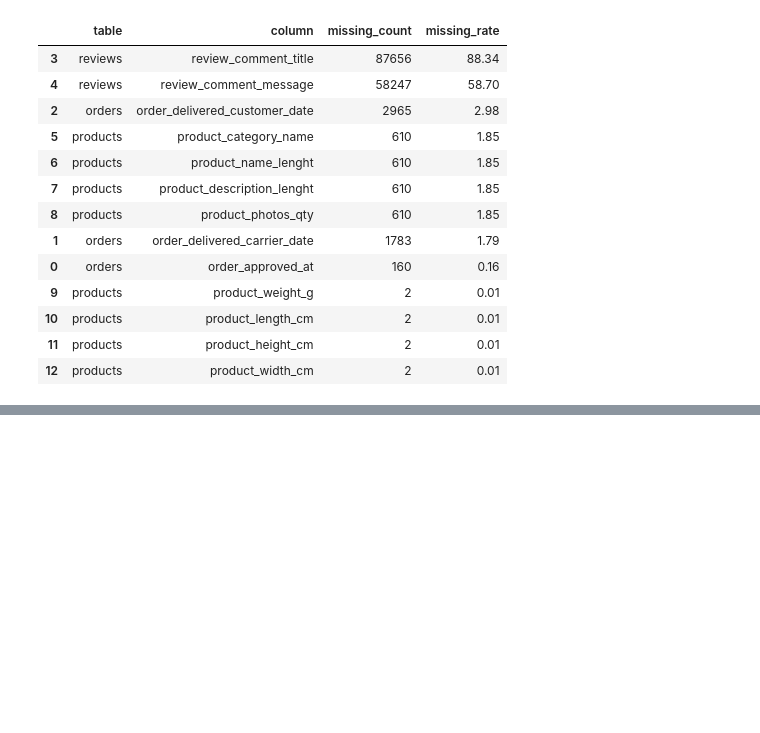
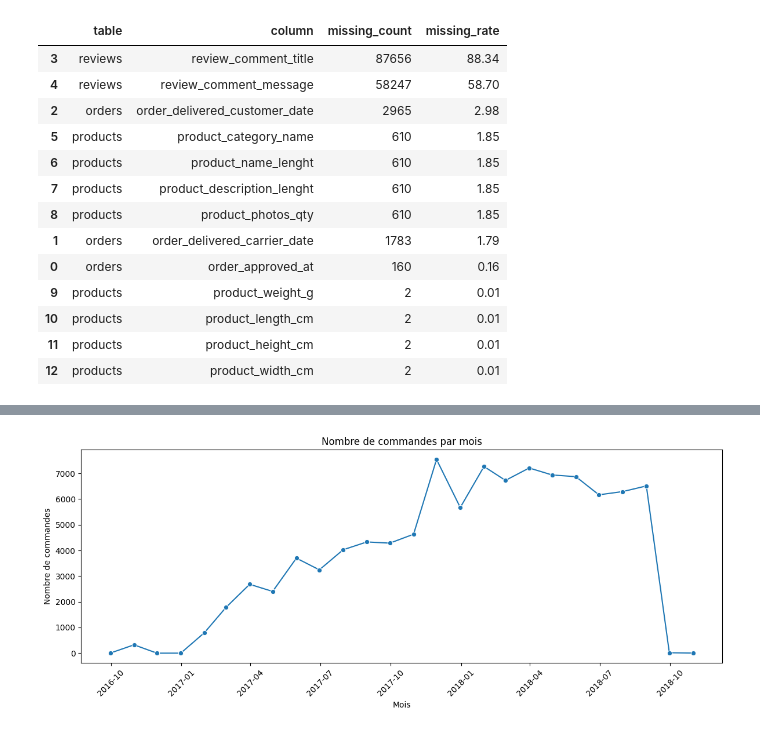
Before and after one commit to Gaetyno/olist-delivery-dashboard, a Jupyter notebook: notebooks/01_understanding_data.ipynb, the cells around one changed output, grey strips where cells are left out. Drawn from its saved outputs; the diff is of its cells as text; code cells hidden in the pictures; blank space fills up the shorter version.

```diff
--- a/notebooks/01_understanding_data.ipynb
+++ b/notebooks/01_understanding_data.ipynb
@@ -327,0 +339,16 @@ missing_df.sort_values(
+# %%
+orders = data["orders"].copy()
+reviews = data["reviews"].copy()
+
+date_cols = [
+    "order_purchase_timestamp",
+    "order_approved_at",
+    "order_delivered_carrier_date",
+    "order_delivered_customer_date",
+    "order_estimated_delivery_date"
+]
+
+for col in date_cols:
+    orders[col] = pd.to_datetime(orders[col], errors="coerce")
+
+orders[date_cols].head()
@@ -327,0 +370,10 @@ missing_df.sort_values(
+# %%
+orders_by_month = (
+    orders
+    .set_index("order_purchase_timestamp")
+    .resample("ME")
+    .size()
+    .reset_index(name="orders_count")
+)
+
+orders_by_month
@@ -327,0 +398,11 @@ missing_df.sort_values(
+# %%
+plt.figure(figsize=(12, 5))
+sns.lineplot(data=orders_by_month, x="order_purchase_timestamp", y="orders_count", marker="o")
+plt.title("Nombre de commandes par mois")
+plt.xlabel("Mois")
+plt.ylabel("Nombre de commandes")
+plt.xticks(rotation=45)
+plt.tight_layout()
+plt.show()
+# %% [output]
+[figure, added]
```
Also changed, not shown: parts of 24 cells of this notebook, 1 other file.
